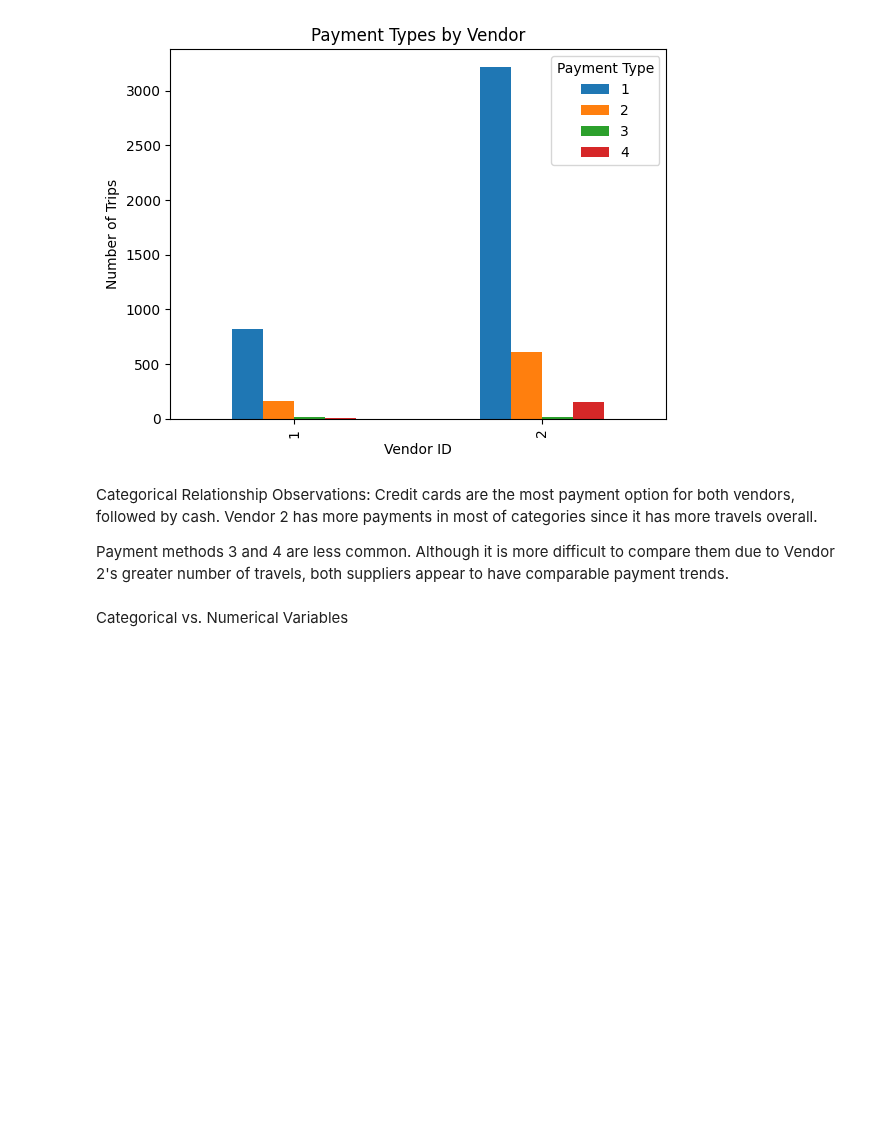
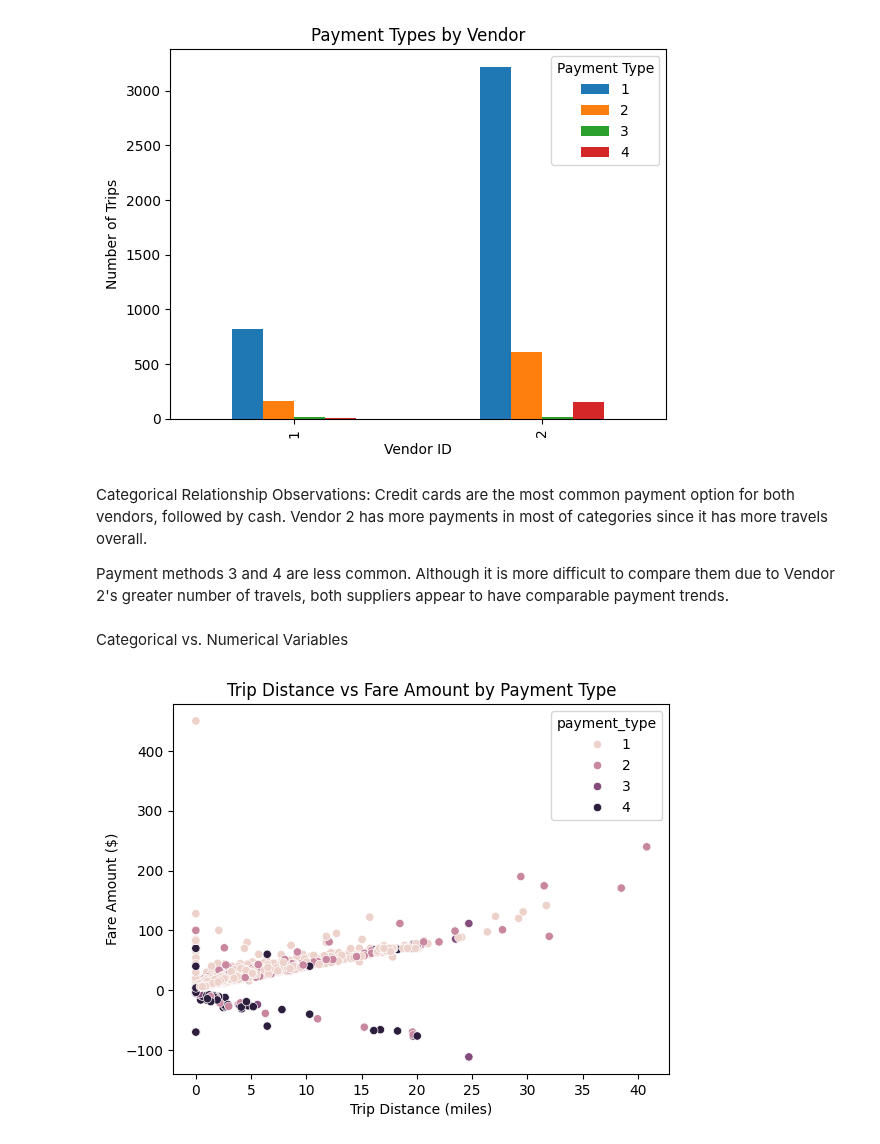
Before and after one commit to tasm3/cs460-data-scienc, a Jupyter notebook: nyc_taxi_eda.ipynb, the cells around one changed output. Drawn from its saved outputs; the diff is of its cells as text; code cells hidden in the pictures; blank space fills up the shorter version.

Commit message:
compare payment types using scatter plots

```diff
--- a/nyc_taxi_eda.ipynb
+++ b/nyc_taxi_eda.ipynb
@@ -346,8 +346,22 @@ vendorid
 [figure]
 # %% [markdown]
 Categorical Relationship Observations:
-Credit cards are the most payment option for both vendors, followed by cash. Vendor 2 has more payments in most of categories since it has more travels overall.
+Credit cards are the most common payment option for both vendors, followed by cash. Vendor 2 has more payments in most of categories since it has more travels overall.
 
 Payment methods 3 and 4 are less common. Although it is more difficult to compare them due to Vendor 2's greater number of travels, both suppliers appear to have comparable payment trends.
 # %% [markdown]
 Categorical vs. Numerical Variables
+# %%
+sns.scatterplot(
+    data=taxi,
+    x="trip_distance",
+    y="fare_amount",
+    hue="payment_type"
+)
+
+plt.title("Trip Distance vs Fare Amount by Payment Type")
+plt.xlabel("Trip Distance (miles)")
+plt.ylabel("Fare Amount ($)")
+plt.show()
+# %% [output]
+[figure, added]
```
Also changed, not shown: parts of 7 cells of this notebook.
